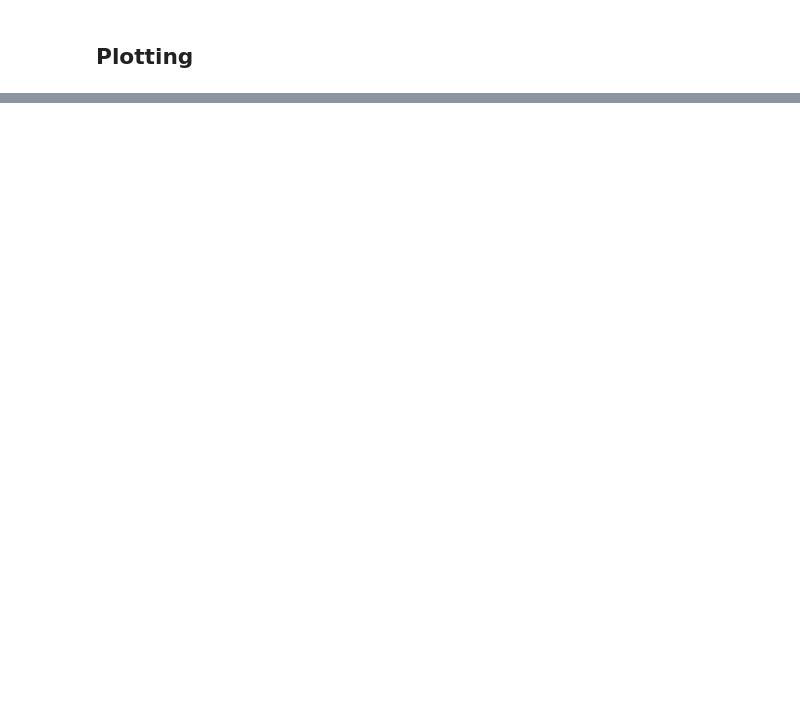
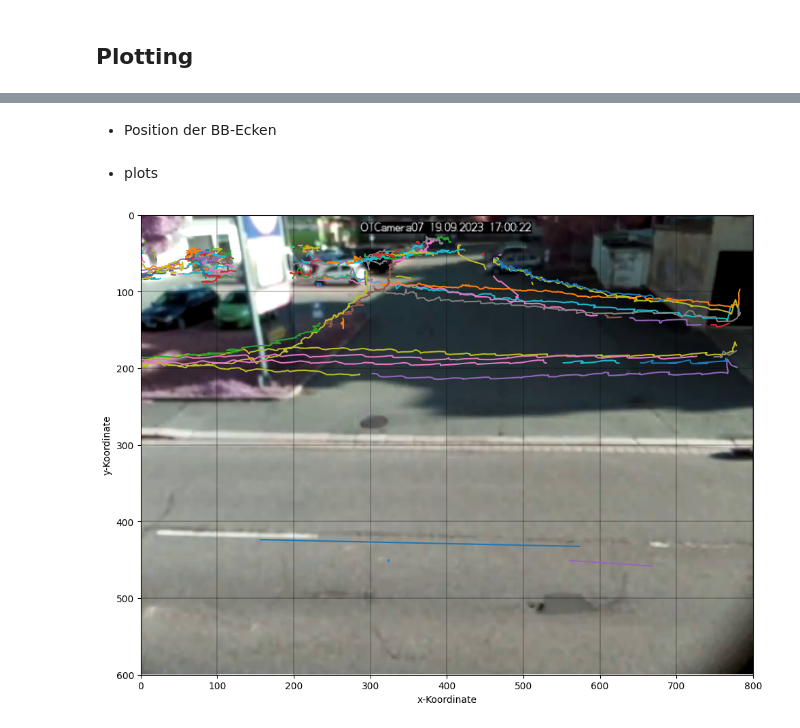
Before and after one commit to jobremer/OTVision, a Jupyter notebook: convert_tracks/testing.ipynb, the cells around one changed output, grey strips where cells are left out. Cells and saved outputs as stored; diff of their text form; code cells hidden in the pictures; blank space fills up the shorter version.

```diff
--- a/convert_tracks/testing.ipynb
+++ b/convert_tracks/testing.ipynb
@@ -125,0 +201,38 @@ events = events[events['road_user_type'] == 'pedestrian']
+# %% [markdown]
+- Position der BB-Ecken
+# %%
+test = OTCdetections
+
+test['BB_links_x'] = test['x'] - (test['w'] / 2)
+test['BB_rechts_x'] = test['x'] + (test['w'] / 2)
+test['BB_oben_y'] = test['y'] - (test['h'] / 2)
+test['BB_unten_y'] = test['y'] + (test['h'] / 2)
+# %% [markdown]
+- plots
+# %%
+data = test#[test['track-length'] <= 500]
+Quadranten = pd.DataFrame(
+    {'x': [0,0,100,100, 200,200,300,300,400,400,500,500,600,600,700,700,800,800,0,0,800,800,0,0,800,800,0],
+     'y': [0,600,600,0, 0,600,600,0,    0,600,600,0,    0,600,600,0,    0,500,500,400,400,300,300,200,200,100,100],
+     'track-id': [0,0,0,0,0,0,0,0,0,0,0,0,0,0,0,0,0,0,0,0,0,0,0,0,0,0,0]}
+)
+background = mpimg.imread(dirpath + "Screenshot.png")
+plt.plot(Quadranten['x'], Quadranten['y'], color='black',linewidth=0.3)
+grouped_df = data.groupby('track-id')
+for group_name, group_df in grouped_df:
+    x = group_df['x']
+    y = group_df['y']
+    plt.plot(x, y, label=f'Track ID: {group_name}')
+
+plt.rcParams["figure.figsize"] = [10, 10]
+plt.rcParams["figure.autolayout"] = True
+plt.xlabel('x-Koordinate')
+plt.ylabel('y-Koordinate')
+plt.xlim(0, 800)
+plt.ylim(0, 600)
+plt.gca().invert_yaxis()
+plt.imshow(background)
+# plt.savefig("test.svg")
+plt.show()
+# %% [output]
+[figure, added]
```
Also changed, not shown: parts of 13 cells of this notebook, 3 other files.
